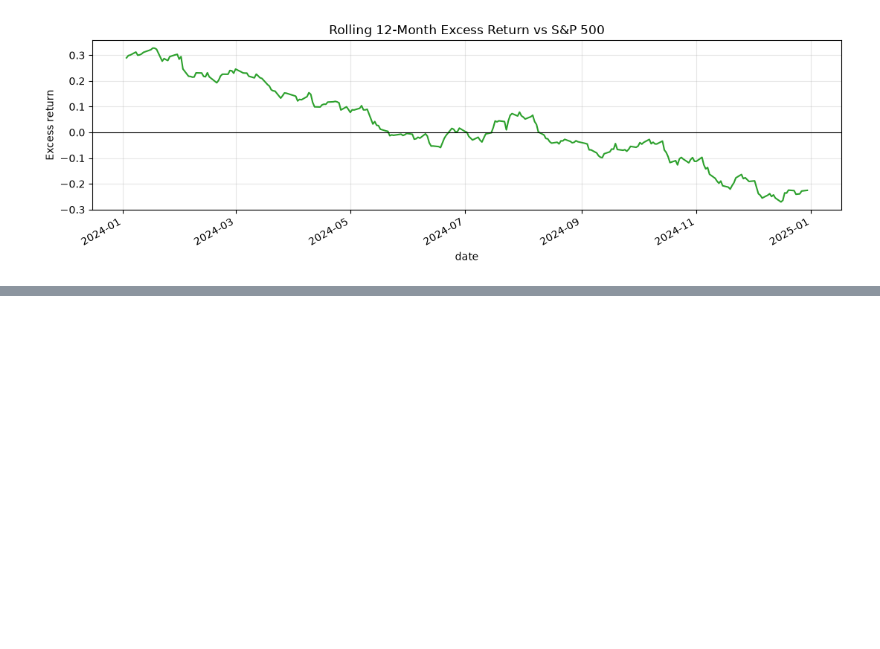
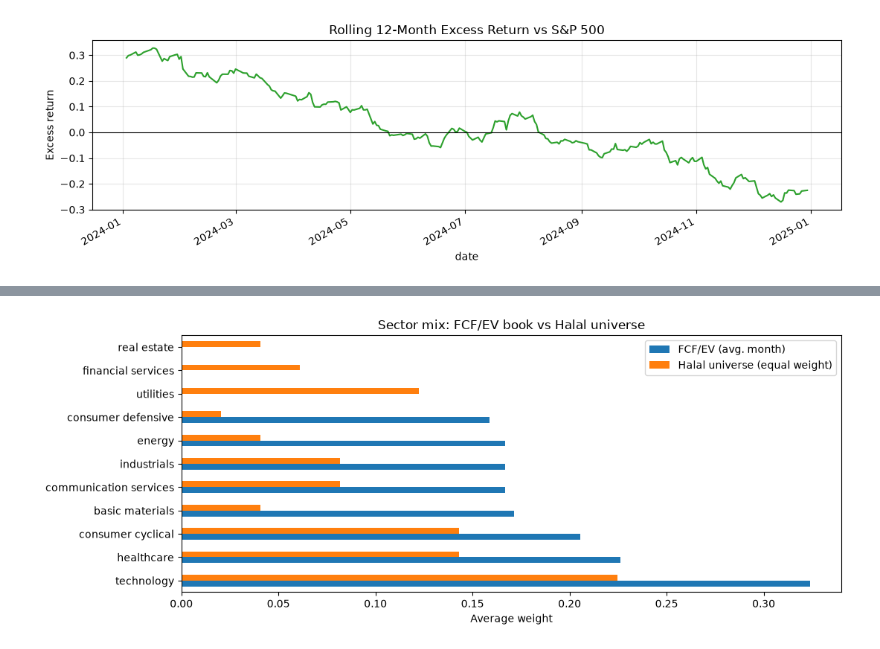
Before and after one commit to regional-specter/Monterey-Finance, a Jupyter notebook: Research/papers/01-fcf-ev/code.ipynb, the cells around one changed output, grey strips where cells are left out. Cells and saved outputs as stored; diff of their text form; code cells hidden in the pictures; blank space fills up the shorter version.

```diff
--- a/Research/papers/01-fcf-ev/code.ipynb
+++ b/Research/papers/01-fcf-ev/code.ipynb
@@ -603,0 +836,82 @@ Live window (drop high vol): 2023-01-03 → 2024-12-30  (501 trading days)
+# %%
+def capm_attribution(strategy: pd.Series, benchmark: pd.Series, rf: float = RISK_FREE_RATE) -> dict:
+    """Alpha, beta, R², tracking error vs one benchmark (daily, then annualized)."""
+    aligned = pd.concat([strategy, benchmark], axis=1, keys=["y", "x"]).dropna()
+    rf_d = rf / 252
+    ye = aligned["y"] - rf_d
+    xe = aligned["x"] - rf_d
+    var_x = xe.var()
+    beta = float(ye.cov(xe) / var_x) if var_x > 0 else np.nan
+    alpha_d = float(ye.mean() - beta * xe.mean()) if pd.notna(beta) else np.nan
+    resid = ye - alpha_d - beta * xe
+    r2 = 1 - resid.var() / ye.var() if ye.var() > 0 else np.nan
+    excess = aligned["y"] - aligned["x"]
+    te = float(excess.std() * np.sqrt(252))
+    ir = float(excess.mean() * 252 / te) if te > 0 else np.nan
+    return {
+        "Alpha (ann.)": alpha_d * 252,
+        "Beta": beta,
+        "R²": r2,
+        "Tracking error": te,
+        "Information ratio": ir,
+    }
+
+
+attr_rows = []
+for bench_name in BENCHMARKS:
+    row = capm_attribution(main_panel["FCF/EV Strategy"], main_panel[bench_name])
+    row["Benchmark"] = bench_name
+    attr_rows.append(row)
+attr = pd.DataFrame(attr_rows).set_index("Benchmark")
+display(
+    attr.style.format({
+        "Alpha (ann.)": "{:.2%}",
+        "Beta": "{:.2f}",
+        "R²": "{:.2f}",
+        "Tracking error": "{:.2%}",
+        "Information ratio": "{:.2f}",
+    }).set_caption("FCF/EV strategy vs each benchmark (live window)")
+)
+
+if "activity_labels" not in globals():
+    _, _, activity_labels = apply_sector_screen(list(eligible_universe))
+
+# Activity labels from the Step 1 screen (already downloaded — no extra API loop)
+gics = {s: activity_labels.get(s, "Unclassified") for s in eligible_universe}
+gics.update({s: activity_labels.get(s, "Unclassified") for s in selections["symbol"].unique()})
+
+universe_w = (
+    pd.Series({s: activity_labels.get(s, "Unclassified") for s in eligible_universe})
+    .value_counts(normalize=True)
+    .rename("Halal universe (equal weight)")
+)
+
+if selections.empty:
+    print("No holdings log — skip sector mix.")
+else:
+    month_weights = []
+    for as_of, snap in selections.groupby("as_of"):
+        w = 1 / len(snap)
+        month_weights.append(
+            snap.assign(weight=w)
+            .assign(sector=lambda d: d["symbol"].map(gics).fillna("Unclassified"))
+            .groupby("sector")["weight"]
+            .sum()
+        )
+    strat_w = pd.concat(month_weights, axis=1).mean(axis=1).rename("FCF/EV (avg. month)")
+    sector_mix = pd.concat([strat_w, universe_w], axis=1).fillna(0.0)
+    sector_mix["Delta"] = sector_mix["FCF/EV (avg. month)"] - sector_mix["Halal universe (equal weight)"]
+    sector_mix = sector_mix.sort_values("FCF/EV (avg. month)", ascending=False)
+    display(sector_mix.style.format("{:.1%}").set_caption(
+        "Average sector weights  ·  delta = strategy minus Halal universe"
+    ))
+    sector_mix.drop(columns="Delta").plot(
+        kind="barh",
+        figsize=(11, max(4, 0.4 * len(sector_mix))),
+        title="Sector mix: FCF/EV book vs Halal universe",
+    )
+    plt.xlabel("Average weight")
+    plt.tight_layout()
+    plt.savefig(fig_dir / "sector-mix.png", dpi=140)
+    plt.show()
+# %% [output]
@@ -603,0 +936 @@ Live window (drop high vol): 2023-01-03 → 2024-12-30  (501 trading days)
+[figure, added]
```
Also changed, not shown: parts of 14 cells of this notebook, 8 other files.
